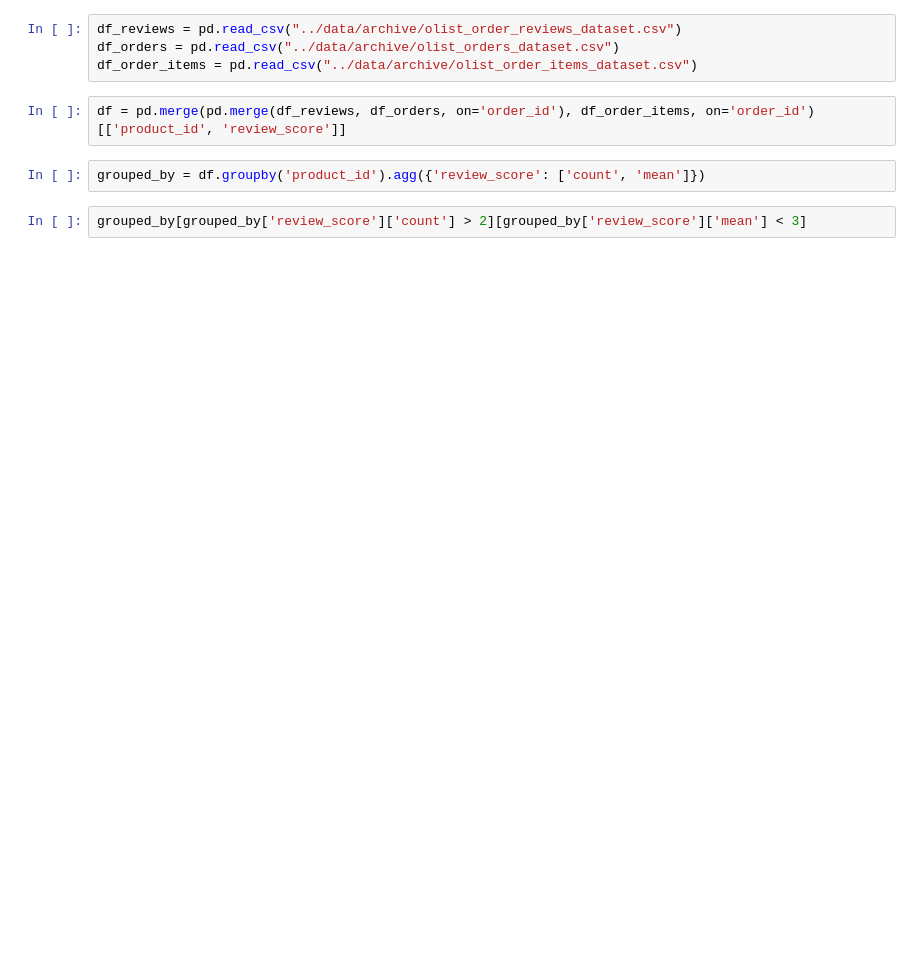
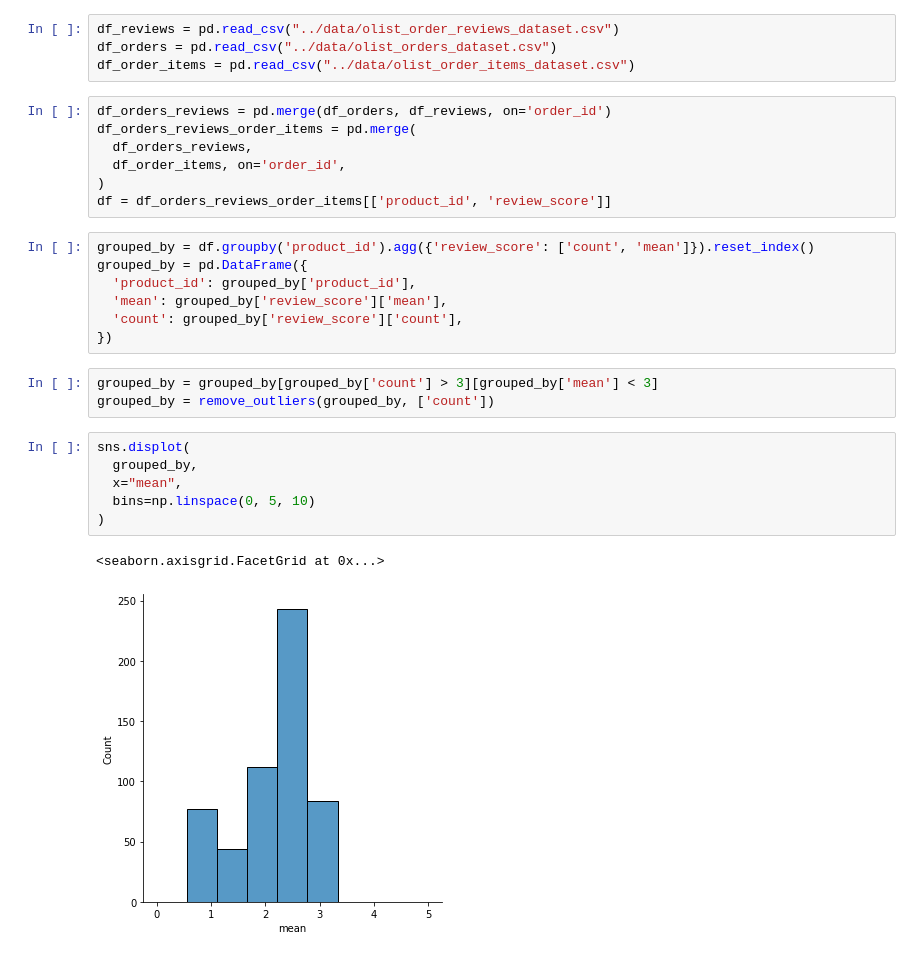
Before and after one commit to ludel/BipedeMathDataScienceProject, a Jupyter notebook: notebooks/reviews.ipynb, the cells around one changed output. Saved outputs shown, nothing was run; the diff lists cells and outputs as text; blank space fills up the shorter version.

Commit message:
Add a script to compute product review score

```diff
--- a/notebooks/reviews.ipynb
+++ b/notebooks/reviews.ipynb
@@ -3,10 +8,30 @@ import pandas as pd
 # %%
-df_reviews = pd.read_csv("../data/archive/olist_order_reviews_dataset.csv")
-df_orders = pd.read_csv("../data/archive/olist_orders_dataset.csv")
-df_order_items = pd.read_csv("../data/archive/olist_order_items_dataset.csv")
+df_reviews = pd.read_csv("../data/olist_order_reviews_dataset.csv")
+df_orders = pd.read_csv("../data/olist_orders_dataset.csv")
+df_order_items = pd.read_csv("../data/olist_order_items_dataset.csv")
 # %%
-df = pd.merge(pd.merge(df_reviews, df_orders, on='order_id'), df_order_items, on='order_id')[['product_id', 'review_score']]
+df_orders_reviews = pd.merge(df_orders, df_reviews, on='order_id')
+df_orders_reviews_order_items = pd.merge(
+  df_orders_reviews,
+  df_order_items, on='order_id',
+)
+df = df_orders_reviews_order_items[['product_id', 'review_score']]
 # %%
-grouped_by = df.groupby('product_id').agg({'review_score': ['count', 'mean']})
+grouped_by = df.groupby('product_id').agg({'review_score': ['count', 'mean']}).reset_index()
+grouped_by = pd.DataFrame({
+  'product_id': grouped_by['product_id'],
+  'mean': grouped_by['review_score']['mean'],
+  'count': grouped_by['review_score']['count'],
+})
 # %%
-grouped_by[grouped_by['review_score']['count'] > 2][grouped_by['review_score']['mean'] < 3]
+grouped_by = grouped_by[grouped_by['count'] > 3][grouped_by['mean'] < 3]
+grouped_by = remove_outliers(grouped_by, ['count'])
+# %%
+sns.displot(
+  grouped_by,
+  x="mean",
+  bins=np.linspace(0, 5, 10)
+)
+# %% [output]
+<seaborn.axisgrid.FacetGrid at 0x...>
+[figure, added]
```
Also changed, not shown: parts of 6 cells of this notebook, 2 other files.
